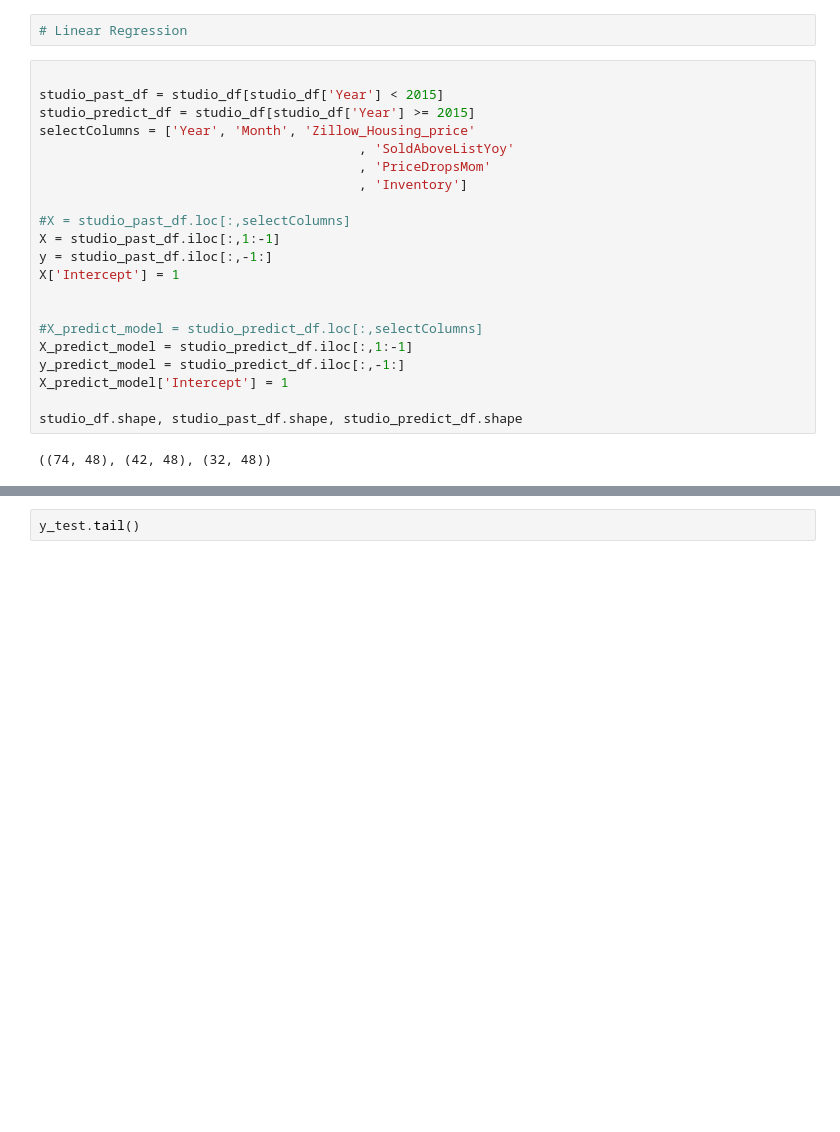
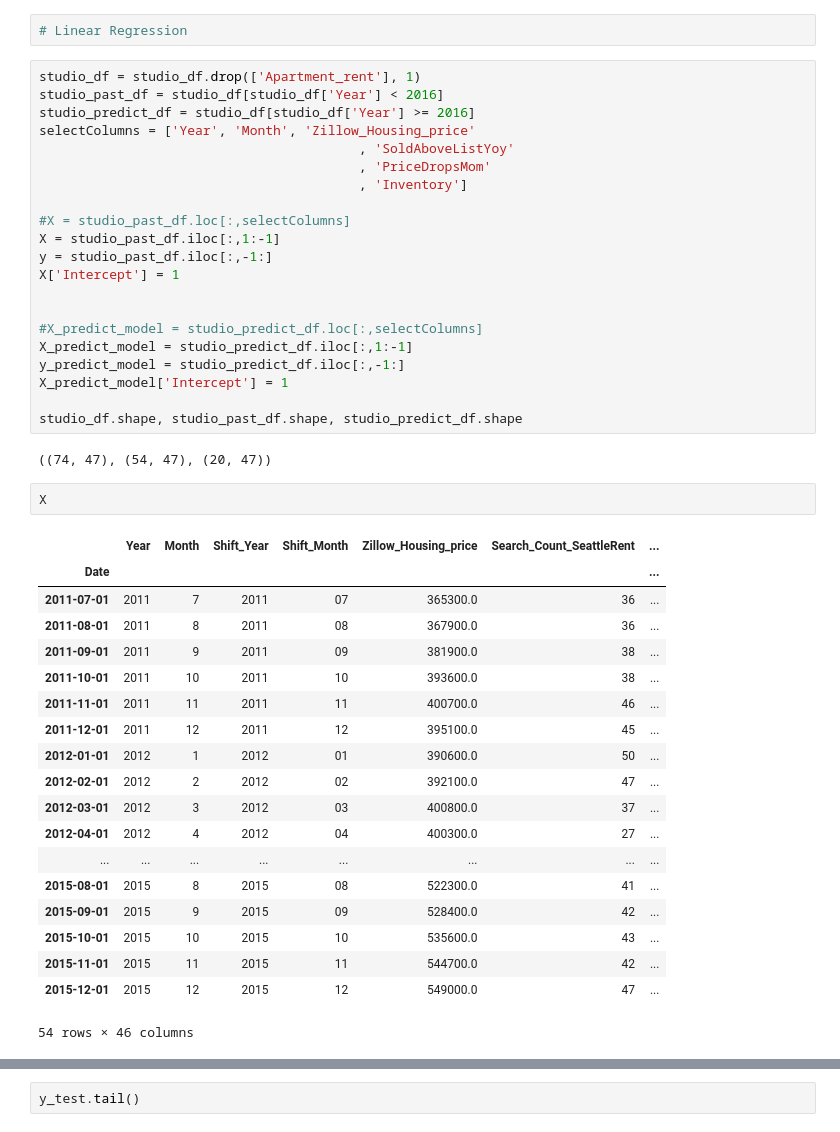
Before and after one commit to yichiang/Project-Apartment-Rent-Prediction, a Jupyter notebook: 5.CreateModel.ipynb, the cells around one changed output, grey strips where cells are left out. Cells and saved outputs as stored; diff of their text form; blank space fills up the shorter version.

```diff
--- a/5.CreateModel.ipynb
+++ b/5.CreateModel.ipynb
@@ -63,9 +63,9 @@ Name: Year, dtype: int64
 # %%
 # Linear Regression
 # %%
-
-studio_past_df = studio_df[studio_df['Year'] < 2015]
-studio_predict_df = studio_df[studio_df['Year'] >= 2015]
+studio_df = studio_df.drop(['Apartment_rent'], 1)
+studio_past_df = studio_df[studio_df['Year'] < 2016]
+studio_predict_df = studio_df[studio_df['Year'] >= 2016]
 selectColumns = ['Year', 'Month', 'Zillow_Housing_price'
                                          , 'SoldAboveListYoy'
                                          , 'PriceDropsMom'
@@ -84,7 +84,29 @@ X_predict_model['Intercept'] = 1
 
 studio_df.shape, studio_past_df.shape, studio_predict_df.shape
 # %% [output]
-((74, 48), (42, 48), (32, 48))
+((74, 47), (54, 47), (20, 47))
+# %%
+X
+# %% [output]
+|  | Year | Month | Shift_Year | Shift_Month | Zillow_Housing_price | Search_Count_SeattleRent | ... |
+| Date |  |  |  |  |  |  | ... |
+| 2011-07-01 | 2011 | 7 | 2011 | 07 | 365300.0 | 36 | ... |
+| 2011-08-01 | 2011 | 8 | 2011 | 08 | 367900.0 | 36 | ... |
+| 2011-09-01 | 2011 | 9 | 2011 | 09 | 381900.0 | 38 | ... |
+| 2011-10-01 | 2011 | 10 | 2011 | 10 | 393600.0 | 38 | ... |
+| 2011-11-01 | 2011 | 11 | 2011 | 11 | 400700.0 | 46 | ... |
+| 2011-12-01 | 2011 | 12 | 2011 | 12 | 395100.0 | 45 | ... |
+| 2012-01-01 | 2012 | 1 | 2012 | 01 | 390600.0 | 50 | ... |
+| 2012-02-01 | 2012 | 2 | 2012 | 02 | 392100.0 | 47 | ... |
+| 2012-03-01 | 2012 | 3 | 2012 | 03 | 400800.0 | 37 | ... |
+| 2012-04-01 | 2012 | 4 | 2012 | 04 | 400300.0 | 27 | ... |
+| ... | ... | ... | ... | ... | ... | ... | ... |
+| 2015-08-01 | 2015 | 8 | 2015 | 08 | 522300.0 | 41 | ... |
+| 2015-09-01 | 2015 | 9 | 2015 | 09 | 528400.0 | 42 | ... |
+| 2015-10-01 | 2015 | 10 | 2015 | 10 | 535600.0 | 43 | ... |
+| 2015-11-01 | 2015 | 11 | 2015 | 11 | 544700.0 | 42 | ... |
+| 2015-12-01 | 2015 | 12 | 2015 | 12 | 549000.0 | 47 | ... |
+54 rows × 46 columns
 # %%
 from sklearn.cross_validation import train_test_split
 #from sklearn.model_selection import train_test_split
```
Also changed, not shown: parts of 13 cells of this notebook.
